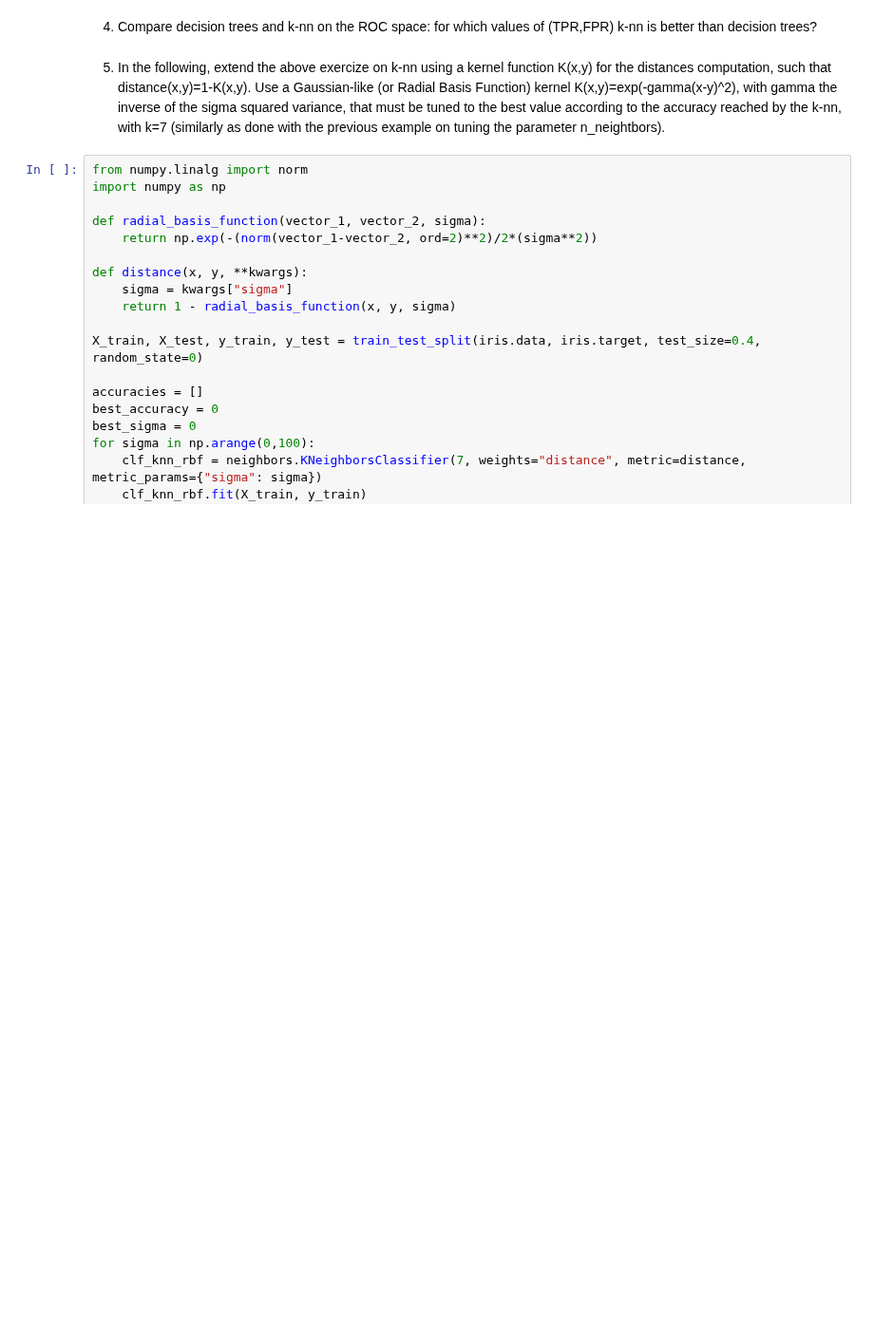
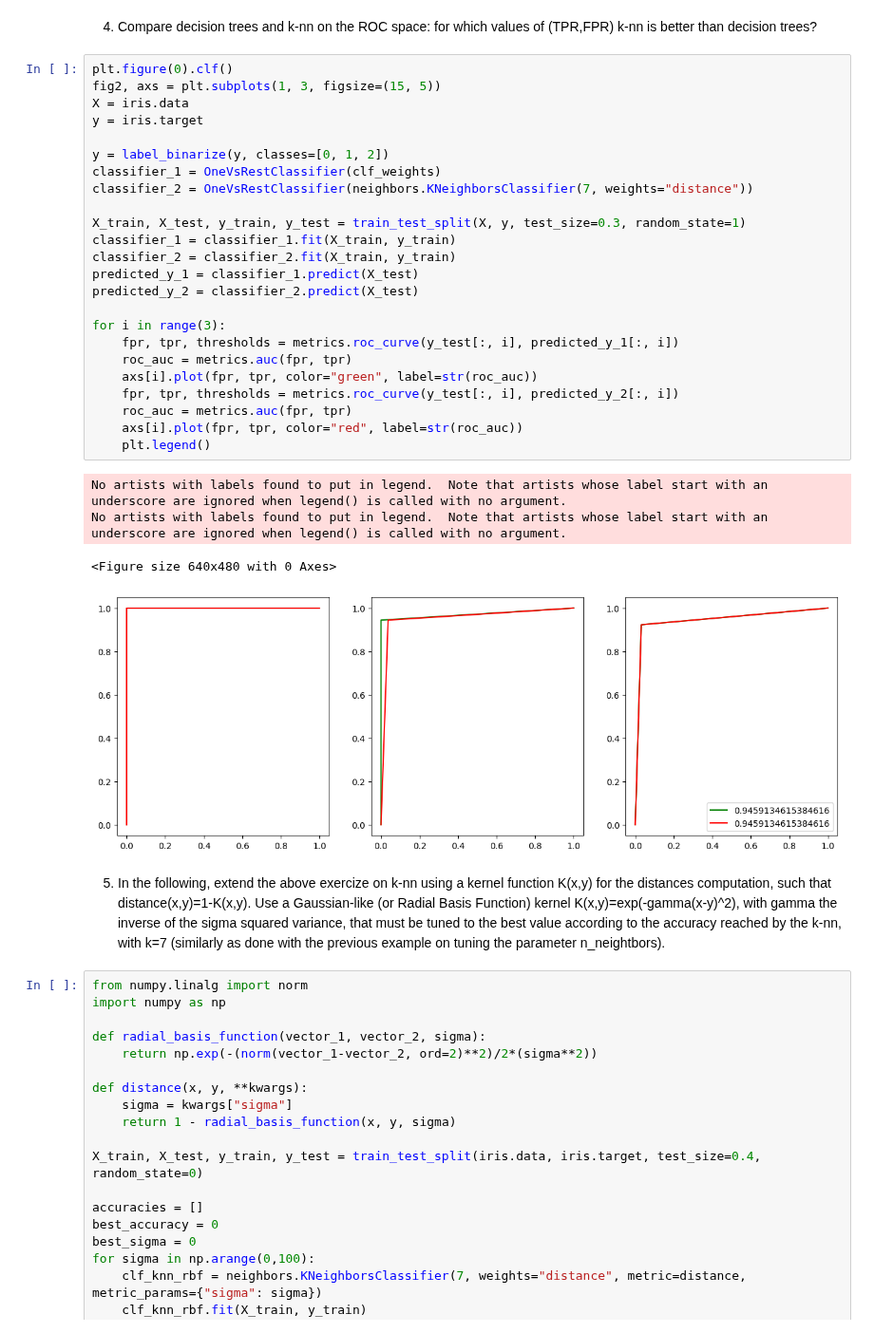
Before and after one commit to Fazzaa/ml_lab, a Jupyter notebook: knn/classification_iris_knn_aa_21_22.ipynb, the cells around one changed output. Shown at 95% size. Saved outputs shown, nothing was run; the diff lists cells and outputs as text; blank space fills up the shorter version.

```diff
--- a/knn/classification_iris_knn_aa_21_22.ipynb
+++ b/knn/classification_iris_knn_aa_21_22.ipynb
@@ -366,5 +408,34 @@ for i in range(3):
 # %% [markdown]
 4. Compare decision trees and k-nn on the ROC space: for which values of (TPR,FPR) k-nn is better than decision trees?
+# %%
+plt.figure(0).clf()
+fig2, axs = plt.subplots(1, 3, figsize=(15, 5))
+X = iris.data
+y = iris.target
+
+y = label_binarize(y, classes=[0, 1, 2])
+classifier_1 = OneVsRestClassifier(clf_weights)
+classifier_2 = OneVsRestClassifier(neighbors.KNeighborsClassifier(7, weights="distance"))
+
+X_train, X_test, y_train, y_test = train_test_split(X, y, test_size=0.3, random_state=1)
+classifier_1 = classifier_1.fit(X_train, y_train)
+classifier_2 = classifier_2.fit(X_train, y_train)
+predicted_y_1 = classifier_1.predict(X_test)
+predicted_y_2 = classifier_2.predict(X_test)
+
+for i in range(3):
+    fpr, tpr, thresholds = metrics.roc_curve(y_test[:, i], predicted_y_1[:, i])
+    roc_auc = metrics.auc(fpr, tpr)
+    axs[i].plot(fpr, tpr, color="green", label=str(roc_auc))
+    fpr, tpr, thresholds = metrics.roc_curve(y_test[:, i], predicted_y_2[:, i])
+    roc_auc = metrics.auc(fpr, tpr)
+    axs[i].plot(fpr, tpr, color="red", label=str(roc_auc))
+    plt.legend()
+# %% [output]
+No artists with labels found to put in legend.  Note that artists whose label start with an underscore are ignored when legend() is called with no argument.
+No artists with labels found to put in legend.  Note that artists whose label start with an underscore are ignored when legend() is called with no argument.
+<Figure size 640x480 with 0 Axes>
+[figure, added]
 # %% [markdown]
 5. In the following, extend the above exercize on k-nn using a kernel function  K(x,y) for the distances computation, such that distance(x,y)=1-K(x,y).    Use a Gaussian-like (or Radial Basis Function) kernel K(x,y)=exp(-gamma(x-y)^2), with gamma the inverse of the sigma squared variance, that must be tuned to the best value according to the accuracy reached by the k-nn, with k=7 (similarly as done with the previous example on tuning the parameter n_neightbors).
 # %%
```
Also changed, not shown: parts of 8 cells of this notebook.
